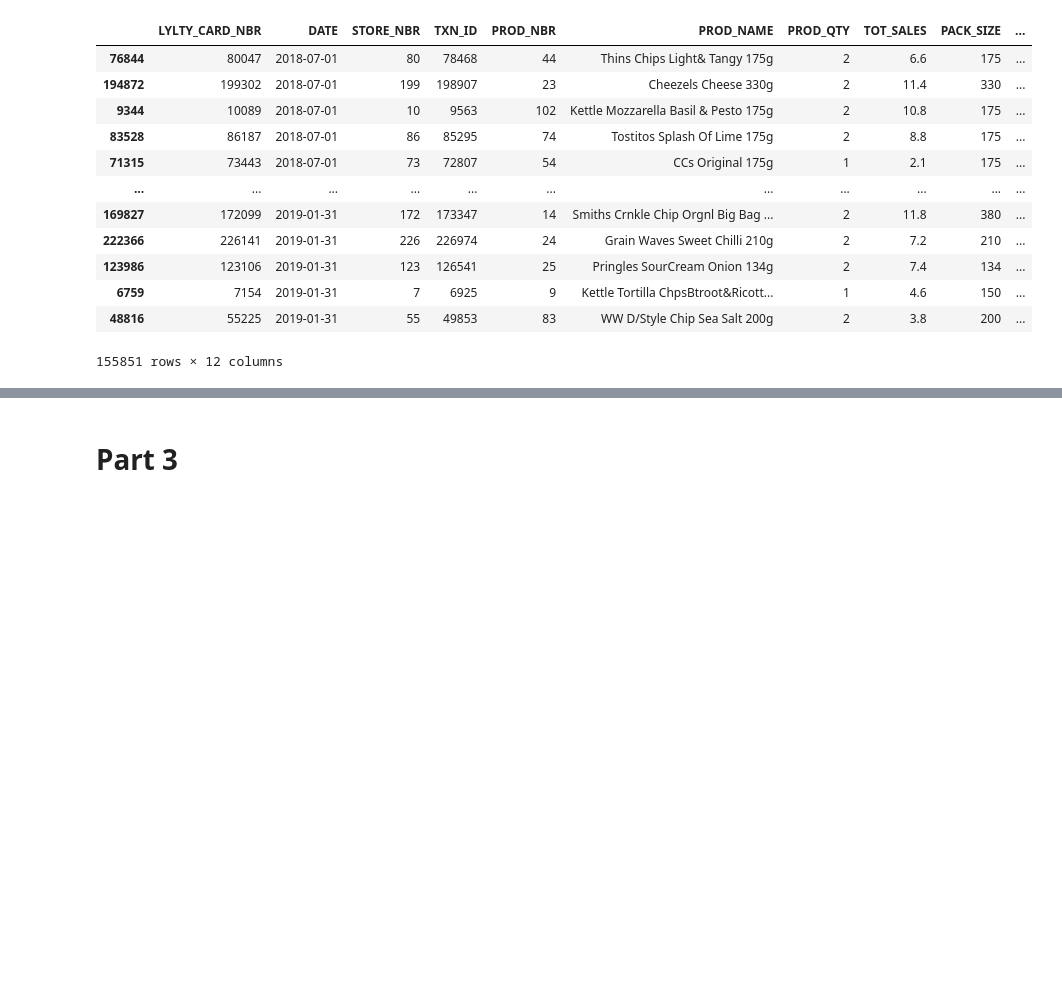
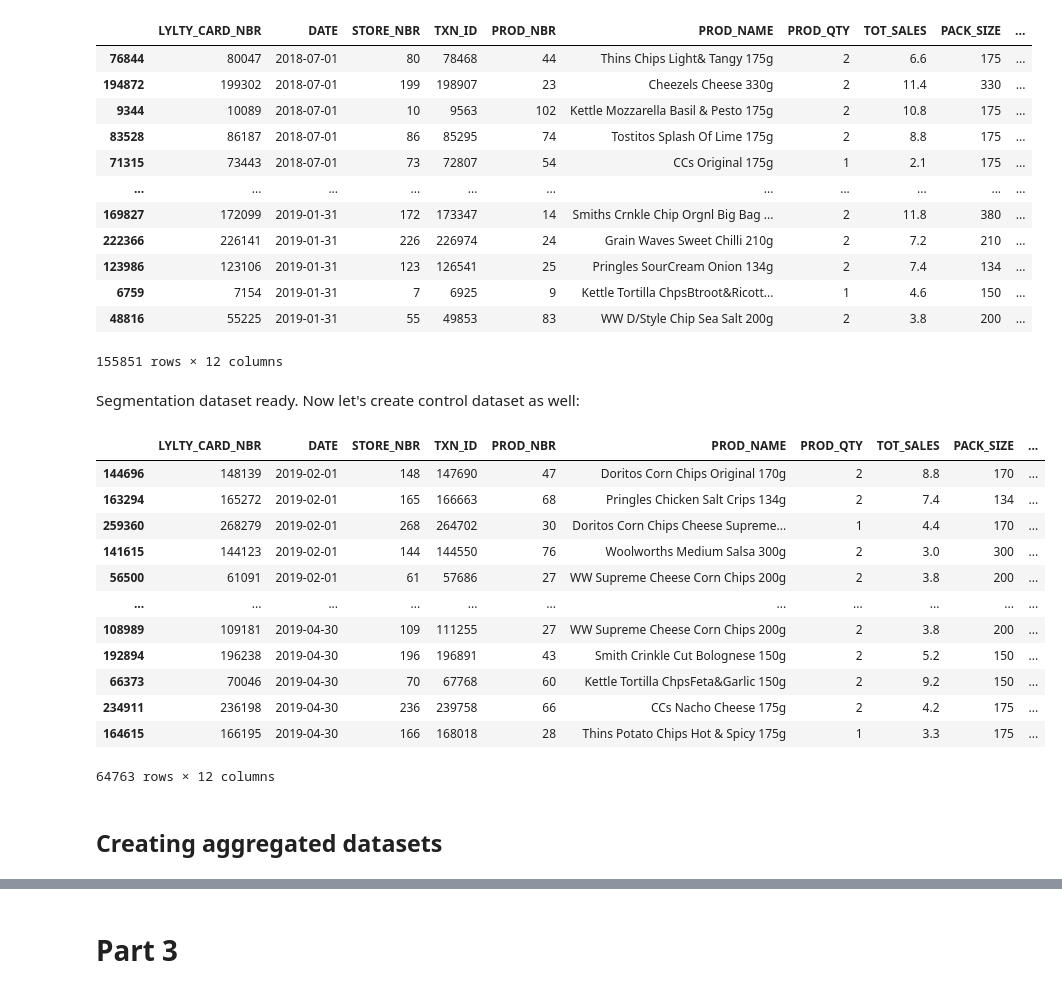
Before and after one commit to AndreiChernovJr/Chips-market-analysis, a Jupyter notebook: Experimentation and uplift testing.ipynb, the cells around one changed output, grey strips where cells are left out. Saved outputs shown, nothing was run; the diff lists cells and outputs as text; code cells hidden in the pictures; blank space fills up the shorter version.

Commit message:
aggregation and data transformation draft added

```diff
--- a/Experimentation and uplift testing.ipynb
+++ b/Experimentation and uplift testing.ipynb
@@ -222,3 +224,28 @@ display(df.sort_values(by='DATE', ascending=True))
 | 6759 | 7154 | 2019-01-31 | 7 | 6925 | 9 | Kettle Tortilla ChpsBtroot&Ricott... | 1 | 4.6 | 150 | ... |
 | 48816 | 55225 | 2019-01-31 | 55 | 49853 | 83 | WW D/Style Chip Sea Salt 200g | 2 | 3.8 | 200 | ... |
 155851 rows × 12 columns
+# %% [markdown]
+Segmentation dataset ready. Now let's create control dataset as well:
+# %%
+start_date = pd.Timestamp('2019-02-01')
+end_date = pd.Timestamp('2019-04-30')
+# %%
+control_df = data[data['DATE'].between(start_date, end_date)].copy() # ,inclusive=True)]
+# %%
+display(control_df.sort_values(by='DATE', ascending=True))
+# %% [output]
+|  | LYLTY_CARD_NBR | DATE | STORE_NBR | TXN_ID | PROD_NBR | PROD_NAME | PROD_QTY | TOT_SALES | PACK_SIZE | ... |
+| 144696 | 148139 | 2019-02-01 | 148 | 147690 | 47 | Doritos Corn Chips Original 170g | 2 | 8.8 | 170 | ... |
+| 163294 | 165272 | 2019-02-01 | 165 | 166663 | 68 | Pringles Chicken Salt Crips 134g | 2 | 7.4 | 134 | ... |
+| 259360 | 268279 | 2019-02-01 | 268 | 264702 | 30 | Doritos Corn Chips Cheese Supreme... | 1 | 4.4 | 170 | ... |
+| 141615 | 144123 | 2019-02-01 | 144 | 144550 | 76 | Woolworths Medium Salsa 300g | 2 | 3.0 | 300 | ... |
+| 56500 | 61091 | 2019-02-01 | 61 | 57686 | 27 | WW Supreme Cheese Corn Chips 200g | 2 | 3.8 | 200 | ... |
+| ... | ... | ... | ... | ... | ... | ... | ... | ... | ... | ... |
+| 108989 | 109181 | 2019-04-30 | 109 | 111255 | 27 | WW Supreme Cheese Corn Chips 200g | 2 | 3.8 | 200 | ... |
+| 192894 | 196238 | 2019-04-30 | 196 | 196891 | 43 | Smith Crinkle Cut Bolognese 150g | 2 | 5.2 | 150 | ... |
+| 66373 | 70046 | 2019-04-30 | 70 | 67768 | 60 | Kettle Tortilla ChpsFeta&Garlic 150g | 2 | 9.2 | 150 | ... |
+| 234911 | 236198 | 2019-04-30 | 236 | 239758 | 66 | CCs Nacho Cheese 175g | 2 | 4.2 | 175 | ... |
+| 164615 | 166195 | 2019-04-30 | 166 | 168018 | 28 | Thins Potato Chips Hot & Spicy 175g | 1 | 3.3 | 175 | ... |
+64763 rows × 12 columns
+# %% [markdown]
+## Creating aggregated datasets
```
Also changed, not shown: parts of 16 cells of this notebook.
